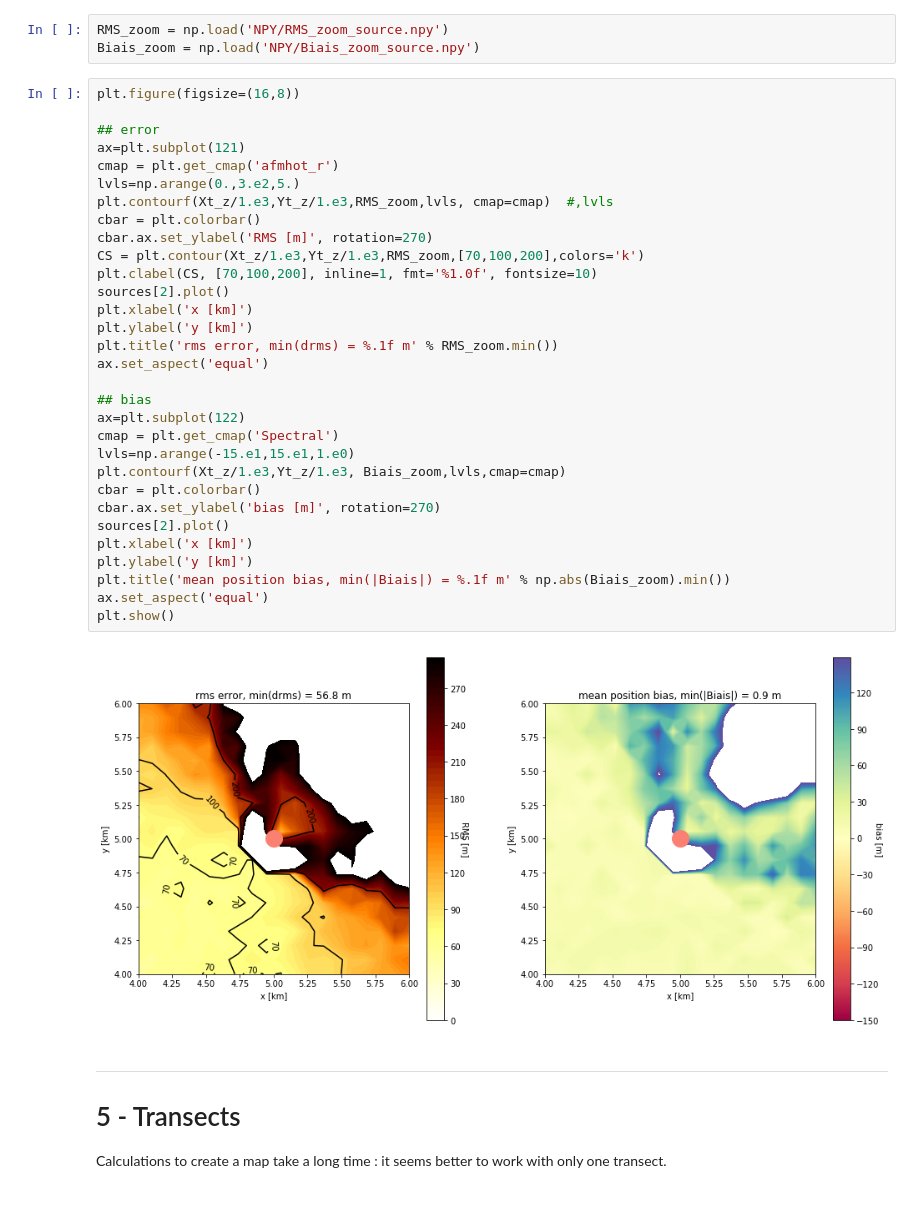
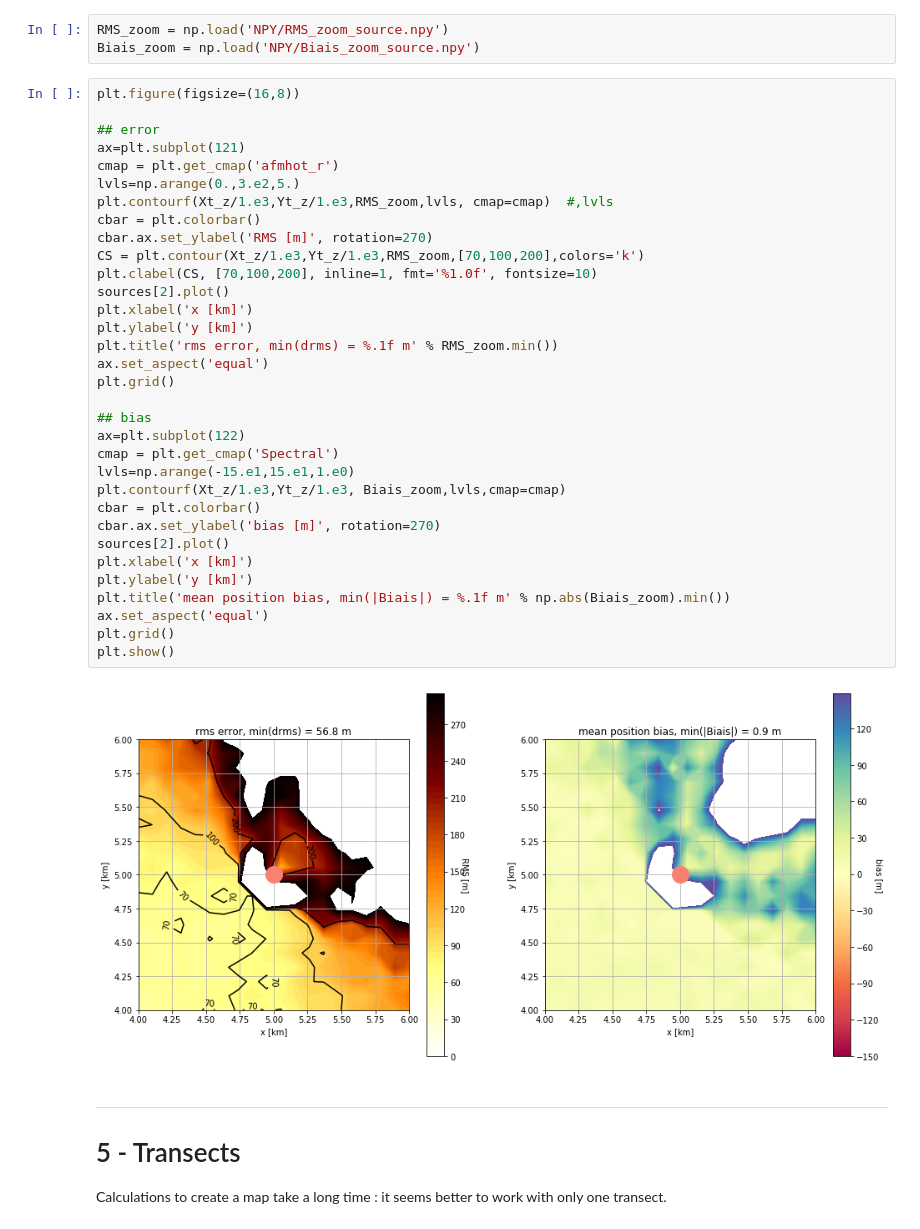
Before and after one commit to ponchama/Cognac_Acoustique, a Jupyter notebook: Geolocation/demo_in_progress.ipynb, the cells around one changed output. Saved outputs shown, nothing was run; the diff lists cells and outputs as text.

```diff
--- a/Geolocation/demo_in_progress.ipynb
+++ b/Geolocation/demo_in_progress.ipynb
@@ -350,34 +350,36 @@ plt.figure(figsize=(16,8))
 
 ## error
 ax=plt.subplot(121)
 cmap = plt.get_cmap('afmhot_r')
 lvls=np.arange(0.,3.e2,5.)
 plt.contourf(Xt_z/1.e3,Yt_z/1.e3,RMS_zoom,lvls, cmap=cmap)  #,lvls
 cbar = plt.colorbar()
 cbar.ax.set_ylabel('RMS [m]', rotation=270)
 CS = plt.contour(Xt_z/1.e3,Yt_z/1.e3,RMS_zoom,[70,100,200],colors='k')
 plt.clabel(CS, [70,100,200], inline=1, fmt='%1.0f', fontsize=10)
 sources[2].plot()
 plt.xlabel('x [km]')
 plt.ylabel('y [km]')
 plt.title('rms error, min(drms) = %.1f m' % RMS_zoom.min())
 ax.set_aspect('equal')
+plt.grid()
 
 ## bias
 ax=plt.subplot(122)
 cmap = plt.get_cmap('Spectral')
 lvls=np.arange(-15.e1,15.e1,1.e0)
 plt.contourf(Xt_z/1.e3,Yt_z/1.e3, Biais_zoom,lvls,cmap=cmap)
 cbar = plt.colorbar()
 cbar.ax.set_ylabel('bias [m]', rotation=270)
 sources[2].plot()
 plt.xlabel('x [km]')
 plt.ylabel('y [km]')
 plt.title('mean position bias, min(|Biais|) = %.1f m' % np.abs(Biais_zoom).min())
 ax.set_aspect('equal')
+plt.grid()
 plt.show()
 # %% [output]
-[figure, old version]
+[figure, new version]
 # %% [markdown]
 ---
 # 5 - Transects
```
Also changed, not shown: parts of 8 cells of this notebook.
